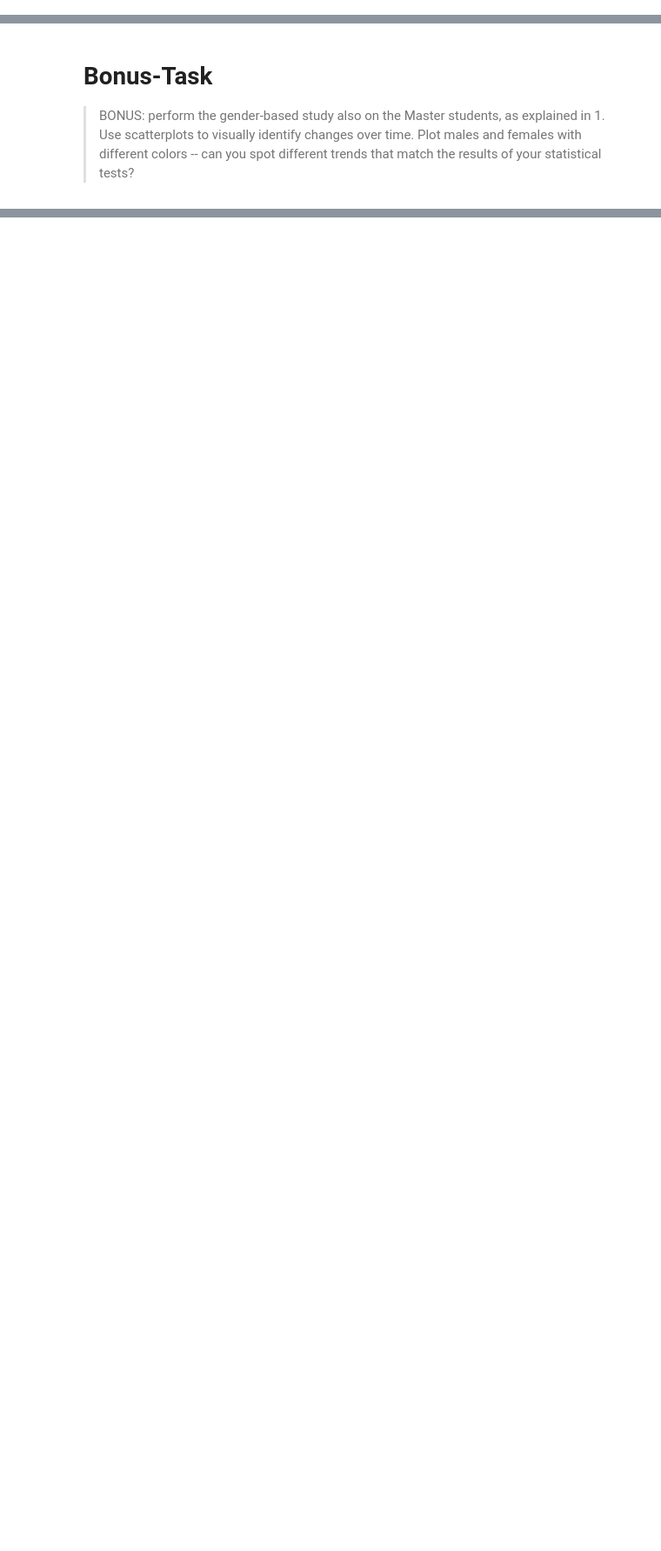
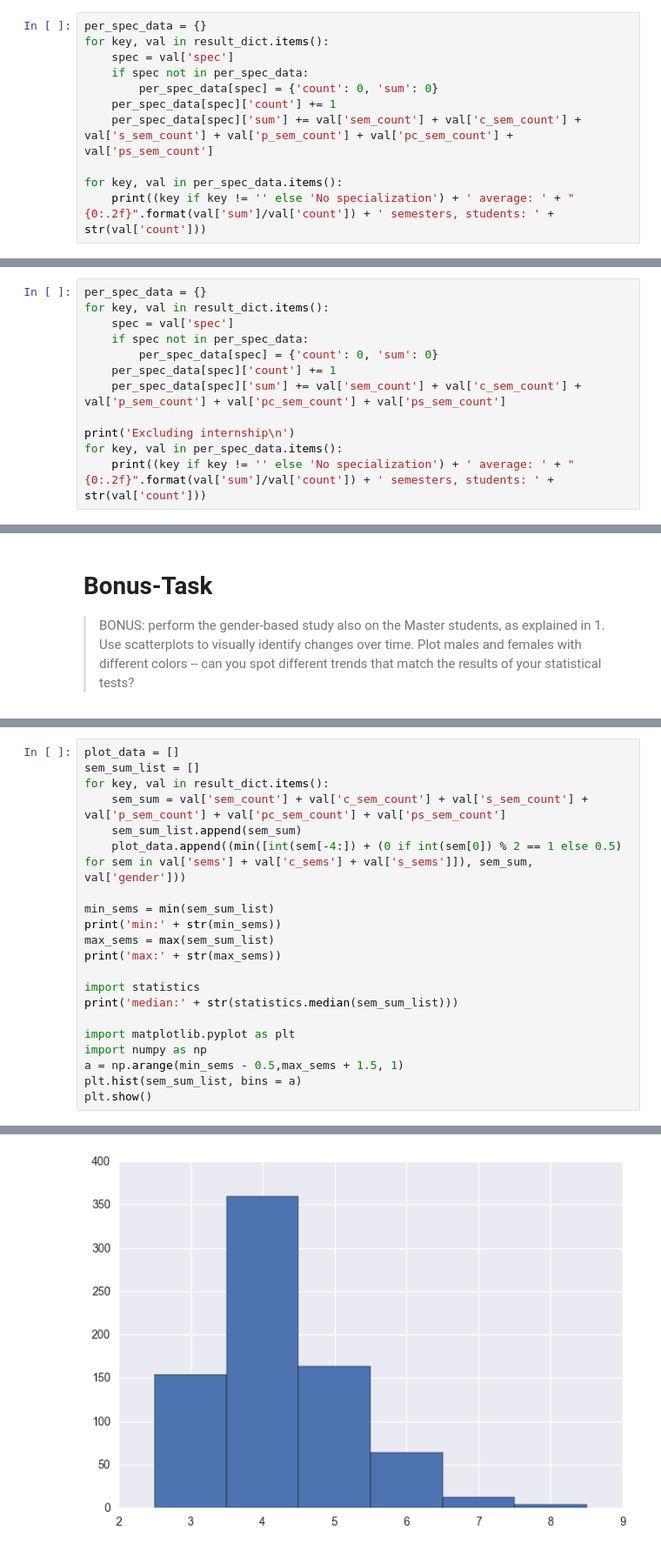
Before and after one commit to korcek-juraj/Homework, a Jupyter notebook: 02 - Data from the Web/Data from the Web.ipynb, the cells around one changed output, grey strips where cells are left out. Shown: that part at 87% size. Saved outputs shown, nothing was run; the diff lists cells and outputs as text; blank space fills up the shorter version.

Commit message:
Ex2 secodn part; Bonus; both need check of statistical significance and some mor ecomments

```diff
--- a/02 - Data from the Web/Data from the Web.ipynb
+++ b/02 - Data from the Web/Data from the Web.ipynb
@@ -425,0 +450,11 @@ conge
+# %%
+per_spec_data = {}
+for key, val in result_dict.items():
+    spec = val['spec']
+    if spec not in per_spec_data:
+        per_spec_data[spec] = {'count': 0, 'sum': 0}
+    per_spec_data[spec]['count'] += 1
+    per_spec_data[spec]['sum'] += val['sem_count'] + val['c_sem_count'] + val['s_sem_count'] + val['p_sem_count'] + val['pc_sem_count'] + val['ps_sem_count']
+
+for key, val in per_spec_data.items():
+    print((key if key != '' else 'No specialization') + ' average: ' + "{0:.2f}".format(val['sum']/val['count']) + ' semesters, students: ' + str(val['count']))
@@ -425,0 +474,12 @@ conge
+# %%
+per_spec_data = {}
+for key, val in result_dict.items():
+    spec = val['spec']
+    if spec not in per_spec_data:
+        per_spec_data[spec] = {'count': 0, 'sum': 0}
+    per_spec_data[spec]['count'] += 1
+    per_spec_data[spec]['sum'] += val['sem_count'] + val['c_sem_count'] + val['p_sem_count'] + val['pc_sem_count'] + val['ps_sem_count']
+
+print('Excluding internship\n')
+for key, val in per_spec_data.items():
+    print((key if key != '' else 'No specialization') + ' average: ' + "{0:.2f}".format(val['sum']/val['count']) + ' semesters, students: ' + str(val['count']))
@@ -429,0 +529,22 @@ conge
+# %%
+plot_data = []
+sem_sum_list = []
+for key, val in result_dict.items():
+    sem_sum = val['sem_count'] + val['c_sem_count'] + val['s_sem_count'] + val['p_sem_count'] + val['pc_sem_count'] + val['ps_sem_count']
+    sem_sum_list.append(sem_sum)
+    plot_data.append((min([int(sem[-4:]) + (0 if int(sem[0]) % 2 == 1 else 0.5) for sem in val['sems'] + val['c_sems'] + val['s_sems']]), sem_sum, val['gender']))
+
+min_sems = min(sem_sum_list)
+print('min:' + str(min_sems))
+max_sems = max(sem_sum_list)
+print('max:' + str(max_sems))
+
+import statistics
+print('median:' + str(statistics.median(sem_sum_list)))
+
+import matplotlib.pyplot as plt
+import numpy as np
+a = np.arange(min_sems - 0.5,max_sems + 1.5, 1)
+plt.hist(sem_sum_list, bins = a)
+plt.show()
+# %% [output]
@@ -429,0 +554 @@ conge
+[figure, added]
```
Also changed, not shown: parts of 28 cells of this notebook.
